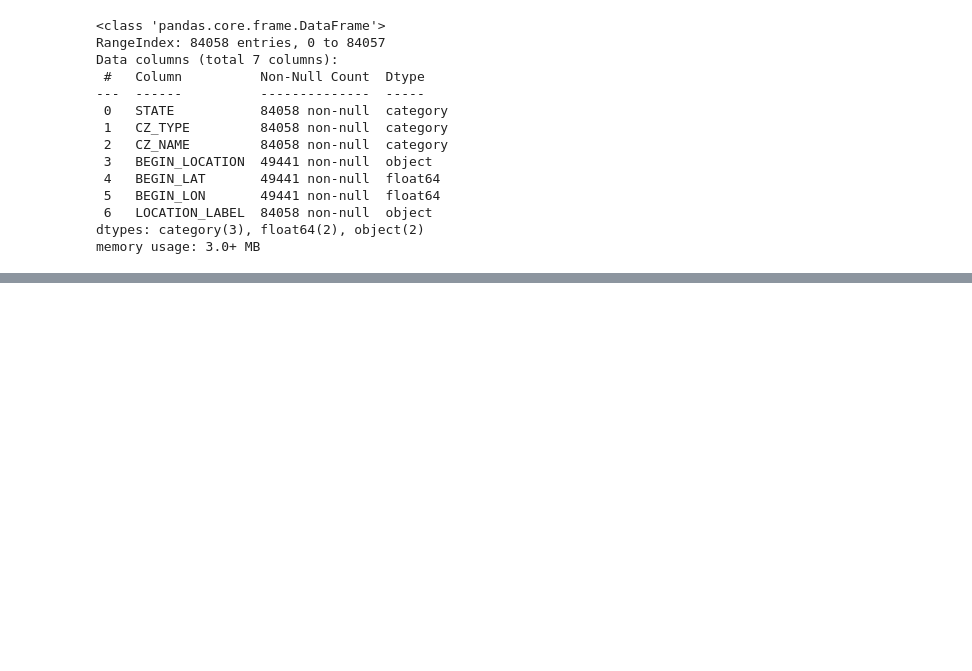
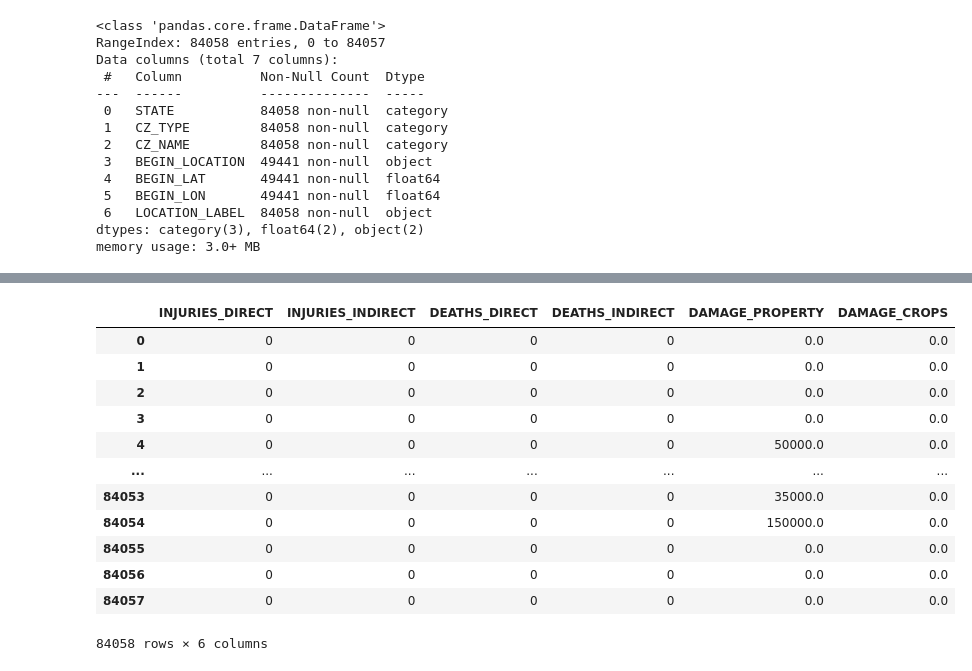
Before and after one commit to sushmita212/Parametric_Weather_Risk_Modeling, a Jupyter notebook: notebooks/Data_cleaning.ipynb, the cells around one changed output, grey strips where cells are left out. Cells and saved outputs as stored; diff of their text form; code cells hidden in the pictures; blank space fills up the shorter version.

Commit message:
damage columns cleanup

```diff
--- a/notebooks/Data_cleaning.ipynb
+++ b/notebooks/Data_cleaning.ipynb
@@ -768,0 +785,5 @@ df_year[location_cols].head()
+# %%
+damage_cols = [col for col in df_year.columns
+               if any(key in col.upper() for key in ['DAMAGE', 'FATAL', 'DEATH', 'INJUR', 'LOSS', 'CROP'])
+               and col.upper() != "FATALITY_ID"] # Fatality_ID is an identifier, not a damage column
+damage_cols
@@ -768,0 +1000,16 @@ df_year[location_cols].head()
+# %%
+df_year[damage_cols]
+# %% [output]
+|  | INJURIES_DIRECT | INJURIES_INDIRECT | DEATHS_DIRECT | DEATHS_INDIRECT | DAMAGE_PROPERTY | DAMAGE_CROPS |
+| 0 | 0 | 0 | 0 | 0 | 0.0 | 0.0 |
+| 1 | 0 | 0 | 0 | 0 | 0.0 | 0.0 |
+| 2 | 0 | 0 | 0 | 0 | 0.0 | 0.0 |
+| 3 | 0 | 0 | 0 | 0 | 0.0 | 0.0 |
+| 4 | 0 | 0 | 0 | 0 | 50000.0 | 0.0 |
+| ... | ... | ... | ... | ... | ... | ... |
+| 84053 | 0 | 0 | 0 | 0 | 35000.0 | 0.0 |
+| 84054 | 0 | 0 | 0 | 0 | 150000.0 | 0.0 |
+| 84055 | 0 | 0 | 0 | 0 | 0.0 | 0.0 |
+| 84056 | 0 | 0 | 0 | 0 | 0.0 | 0.0 |
+| 84057 | 0 | 0 | 0 | 0 | 0.0 | 0.0 |
+84058 rows × 6 columns
```
Also changed, not shown: parts of 21 cells of this notebook, 1 other file.
